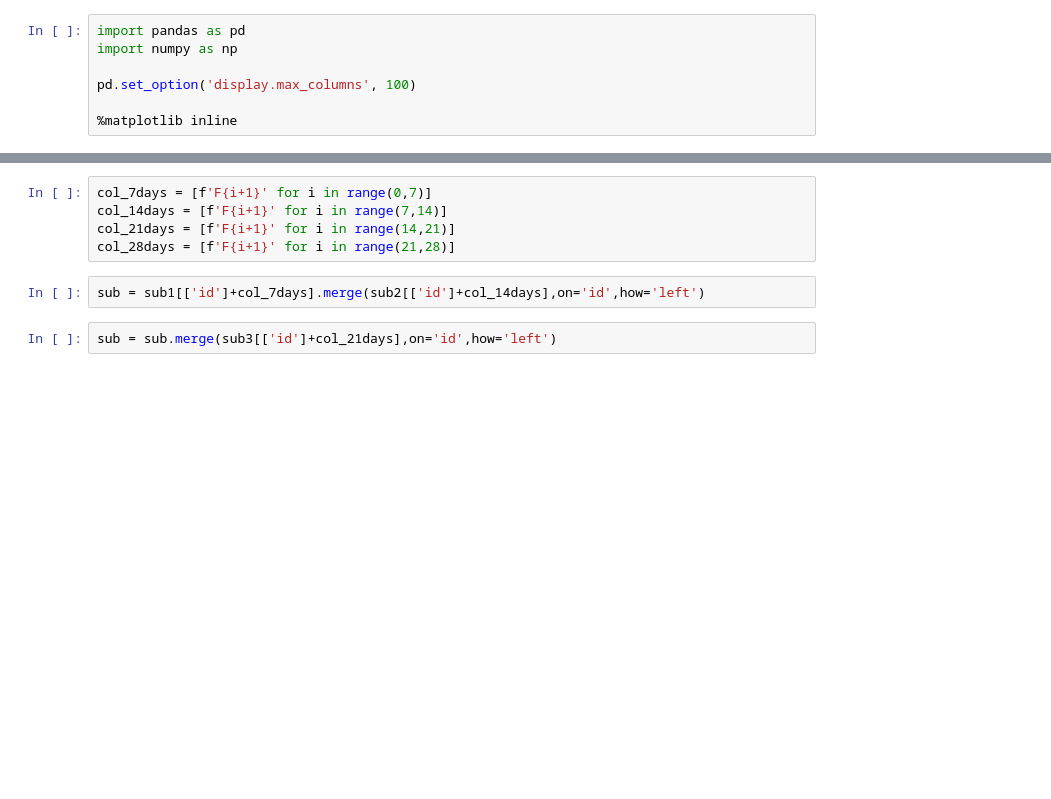
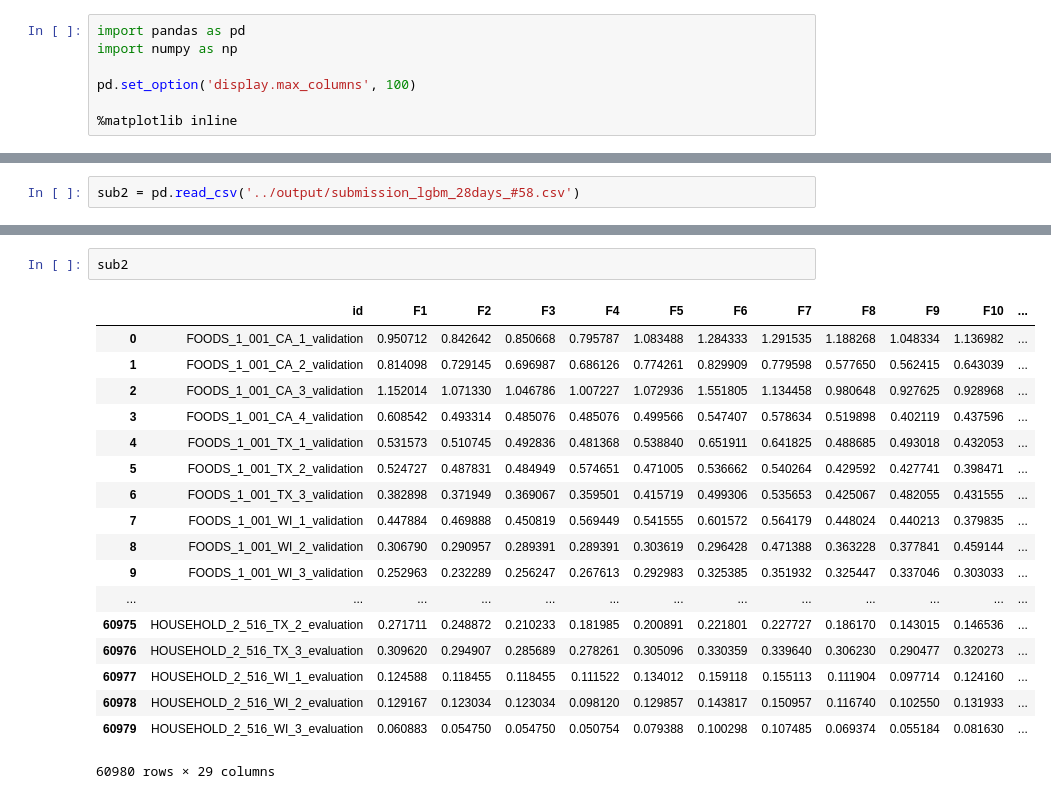
Before and after one commit to MitsuruFujiwara/M5-Forecasting-Accuracy, a Jupyter notebook: src/903_blending.ipynb, the cells around one changed output, grey strips where cells are left out. Saved outputs shown, nothing was run; the diff lists cells and outputs as text; blank space fills up the shorter version.

```diff
--- a/src/903_blending.ipynb
+++ b/src/903_blending.ipynb
@@ -33 +11,3 @@ sub1
+# %%
+sub2 = pd.read_csv('../output/submission_lgbm_28days_#58.csv')
 # %%
@@ -37,9 +35,21 @@ sub1
-# %%
-col_7days = [f'F{i+1}' for i in range(0,7)]
-col_14days = [f'F{i+1}' for i in range(7,14)]
-col_21days = [f'F{i+1}' for i in range(14,21)]
-col_28days = [f'F{i+1}' for i in range(21,28)]
-# %%
-sub = sub1[['id']+col_7days].merge(sub2[['id']+col_14days],on='id',how='left')
-# %%
-sub = sub.merge(sub3[['id']+col_21days],on='id',how='left')
+# %%
+sub2
+# %% [output]
+|  | id | F1 | F2 | F3 | F4 | F5 | F6 | F7 | F8 | F9 | F10 | ... |
+| 0 | FOODS_1_001_CA_1_validation | 0.950712 | 0.842642 | 0.850668 | 0.795787 | 1.083488 | 1.284333 | 1.291535 | 1.188268 | 1.048334 | 1.136982 | ... |
+| 1 | FOODS_1_001_CA_2_validation | 0.814098 | 0.729145 | 0.696987 | 0.686126 | 0.774261 | 0.829909 | 0.779598 | 0.577650 | 0.562415 | 0.643039 | ... |
+| 2 | FOODS_1_001_CA_3_validation | 1.152014 | 1.071330 | 1.046786 | 1.007227 | 1.072936 | 1.551805 | 1.134458 | 0.980648 | 0.927625 | 0.928968 | ... |
+| 3 | FOODS_1_001_CA_4_validation | 0.608542 | 0.493314 | 0.485076 | 0.485076 | 0.499566 | 0.547407 | 0.578634 | 0.519898 | 0.402119 | 0.437596 | ... |
+| 4 | FOODS_1_001_TX_1_validation | 0.531573 | 0.510745 | 0.492836 | 0.481368 | 0.538840 | 0.651911 | 0.641825 | 0.488685 | 0.493018 | 0.432053 | ... |
+| 5 | FOODS_1_001_TX_2_validation | 0.524727 | 0.487831 | 0.484949 | 0.574651 | 0.471005 | 0.536662 | 0.540264 | 0.429592 | 0.427741 | 0.398471 | ... |
+| 6 | FOODS_1_001_TX_3_validation | 0.382898 | 0.371949 | 0.369067 | 0.359501 | 0.415719 | 0.499306 | 0.535653 | 0.425067 | 0.482055 | 0.431555 | ... |
+| 7 | FOODS_1_001_WI_1_validation | 0.447884 | 0.469888 | 0.450819 | 0.569449 | 0.541555 | 0.601572 | 0.564179 | 0.448024 | 0.440213 | 0.379835 | ... |
+| 8 | FOODS_1_001_WI_2_validation | 0.306790 | 0.290957 | 0.289391 | 0.289391 | 0.303619 | 0.296428 | 0.471388 | 0.363228 | 0.377841 | 0.459144 | ... |
+| 9 | FOODS_1_001_WI_3_validation | 0.252963 | 0.232289 | 0.256247 | 0.267613 | 0.292983 | 0.325385 | 0.351932 | 0.325447 | 0.337046 | 0.303033 | ... |
+| ... | ... | ... | ... | ... | ... | ... | ... | ... | ... | ... | ... | ... |
+| 60975 | HOUSEHOLD_2_516_TX_2_evaluation | 0.271711 | 0.248872 | 0.210233 | 0.181985 | 0.200891 | 0.221801 | 0.227727 | 0.186170 | 0.143015 | 0.146536 | ... |
+| 60976 | HOUSEHOLD_2_516_TX_3_evaluation | 0.309620 | 0.294907 | 0.285689 | 0.278261 | 0.305096 | 0.330359 | 0.339640 | 0.306230 | 0.290477 | 0.320273 | ... |
+| 60977 | HOUSEHOLD_2_516_WI_1_evaluation | 0.124588 | 0.118455 | 0.118455 | 0.111522 | 0.134012 | 0.159118 | 0.155113 | 0.111904 | 0.097714 | 0.124160 | ... |
+| 60978 | HOUSEHOLD_2_516_WI_2_evaluation | 0.129167 | 0.123034 | 0.123034 | 0.098120 | 0.129857 | 0.143817 | 0.150957 | 0.116740 | 0.102550 | 0.131933 | ... |
+| 60979 | HOUSEHOLD_2_516_WI_3_evaluation | 0.060883 | 0.054750 | 0.054750 | 0.050754 | 0.079388 | 0.100298 | 0.107485 | 0.069374 | 0.055184 | 0.081630 | ... |
+60980 rows × 29 columns
```
Also changed, not shown: parts of 18 cells of this notebook, 15 other files.
